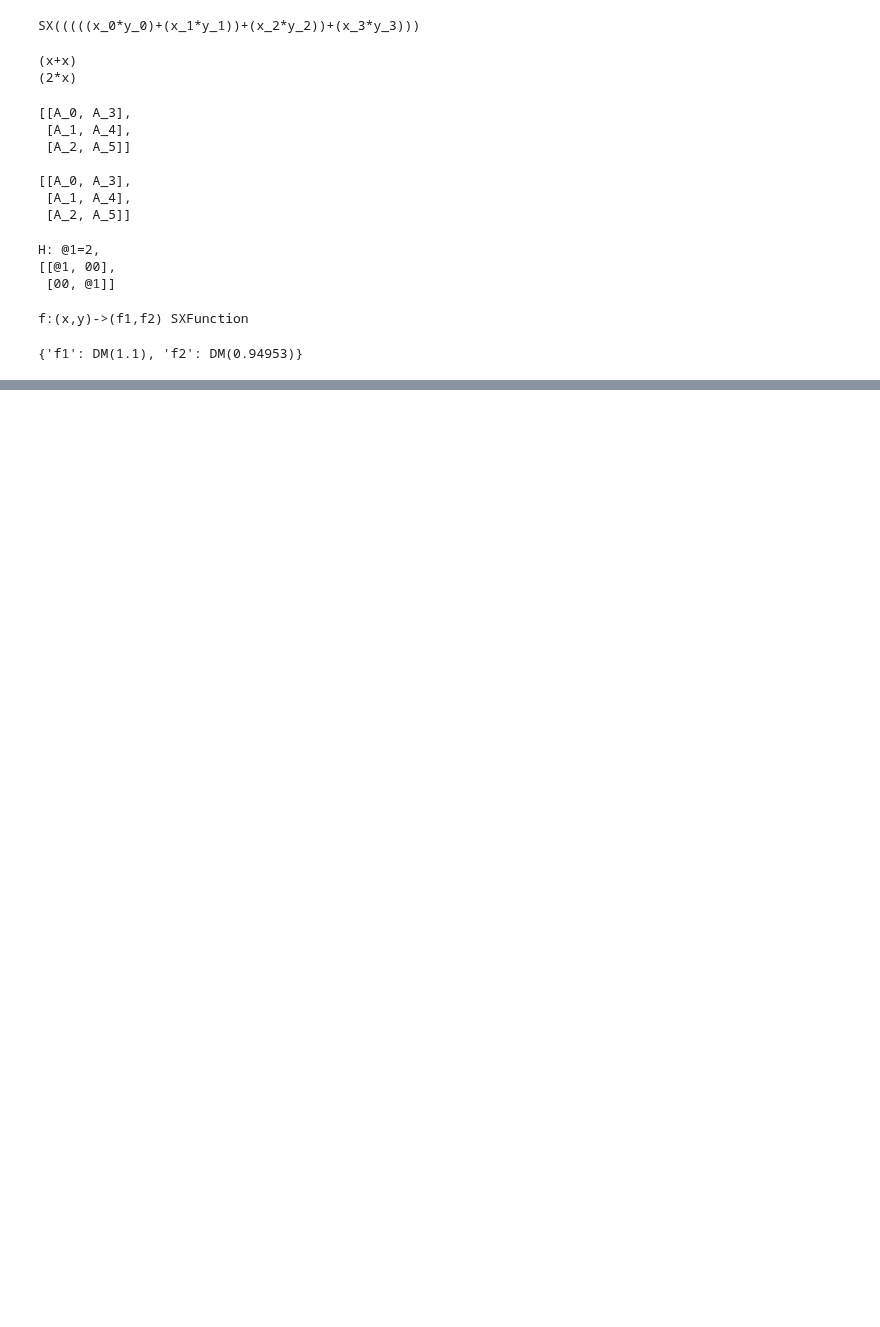
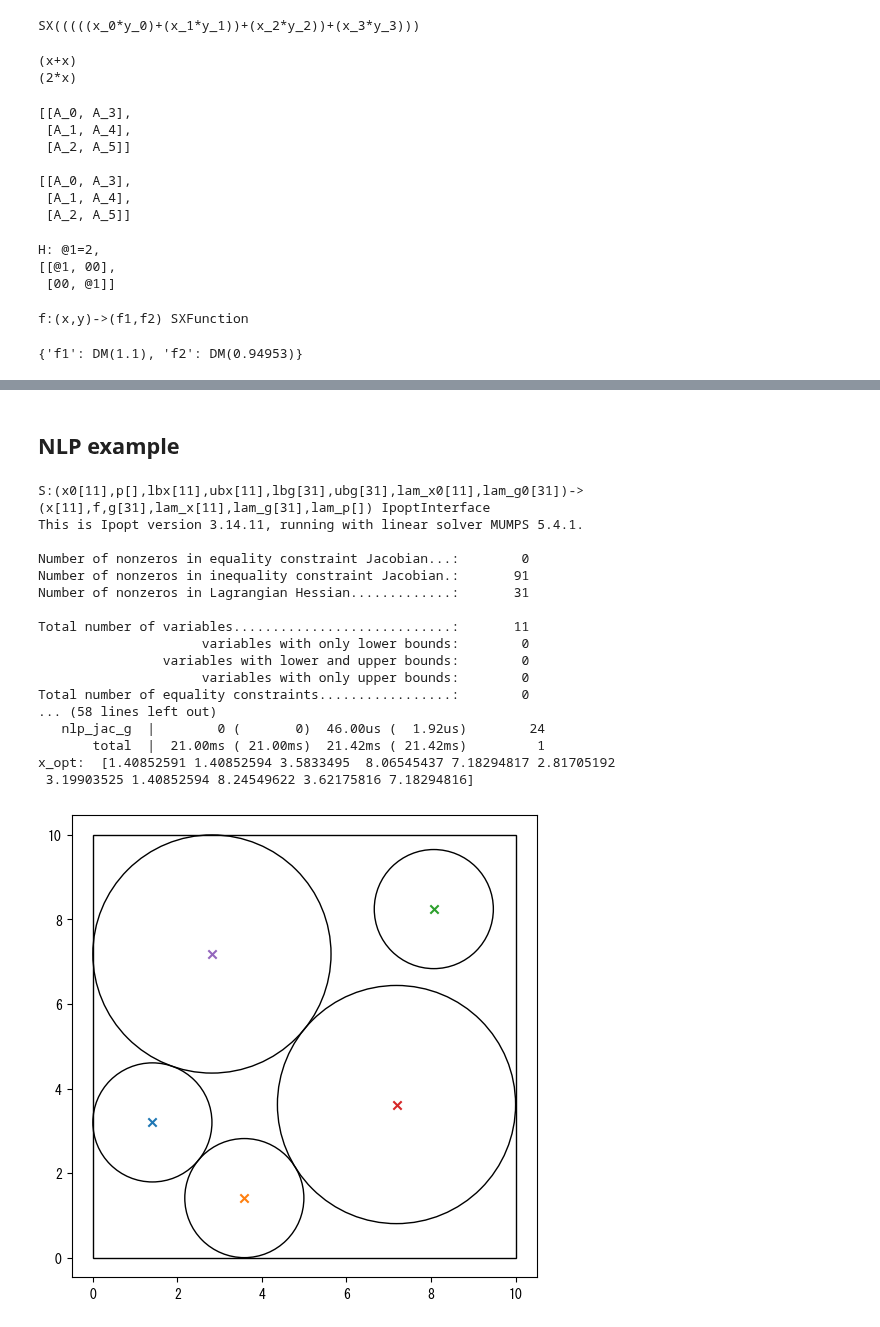
Before and after one commit to proxima-technology/casadi_mpc_nyuumon, a Jupyter notebook: src/chapter3.ipynb, the cells around one changed output, grey strips where cells are left out. Saved outputs shown, nothing was run; the diff lists cells and outputs as text; code cells hidden in the pictures; blank space fills up the shorter version.

```diff
--- a/src/chapter3.ipynb
+++ b/src/chapter3.ipynb
@@ -174,0 +175,79 @@ plt.show()
+# %% [markdown]
+## NLP example
+# %%
+a = 10
+
+R = casadi.SX.sym("R")
+x_list = [casadi.SX.sym(f"x_{i}") for i in range(5)]
+y_list = [casadi.SX.sym(f"y_{i}") for i in range(5)]
+r_list = [R,R,R,2*R,2*R]
+
+x_nlp = casadi.vertcat(R,*x_list,*y_list)
+f_nlp = -R
+g_nlp = []
+
+g_nlp.append(R)
+
+for i in range(5):
+       g_nlp.append(x_list[i]-r_list[i])
+       g_nlp.append(a-x_list[i]-r_list[i])
+       g_nlp.append(y_list[i]-r_list[i])
+       g_nlp.append(a-y_list[i]-r_list[i])
+
+for j in range(5):
+       for i in range(0,j):
+              eq = (x_list[i]-x_list[j])**2 + (y_list[i]-y_list[j])**2 - (r_list[i]+r_list[j])**2
+              g_nlp.append(eq)
+
+g_nlp = casadi.vertcat(*g_nlp)
+
+nlp = {"x":x_nlp,"f":f_nlp,"g":g_nlp}
+
+S = casadi.nlpsol('S', 'ipopt', nlp)
+print(S)
+
+# x0=[1,1,3,8,7,3,1,2,8,3,7]→x0=[1,1,3,8,7,3,1,3,8,3,7]などとして、初期値依存性を確認する。
+r = S(x0=[1,1,3,8,7,3,1,2,8,3,7],\
+      lbg=[0]*31, ubg=[np.inf]*31)
+x_opt = np.array(r['x']).ravel()
+print('x_opt: ', x_opt)
+
+R_opt = x_opt[0]
+coord_opt = x_opt[1:].reshape(2,5).T
+
+fig, ax = plt.subplots(figsize=(6,6))
+
+for i in range(5):
+       radius = R_opt if i <= 2 else 2*R_opt
+       circle = patches.Circle(xy=coord_opt[i],radius=radius,fill=False)
+       ax.add_patch(circle)
+       ax.scatter(*coord_opt[i],marker="x")
+
+rect = patches.Rectangle([0,0],10,10,fill=False)
+ax.add_patch(rect)
+
+ax.set_xlim(0,10)
+ax.set_ylim(0,10)
+ax.axis("equal")
+
+plt.savefig("images/chap3_NLP_packing.png")
+plt.show()
+# %% [output]
+S:(x0[11],p[],lbx[11],ubx[11],lbg[31],ubg[31],lam_x0[11],lam_g0[31])->(x[11],f,g[31],lam_x[11],lam_g[31],lam_p[]) IpoptInterface
+This is Ipopt version 3.14.11, running with linear solver MUMPS 5.4.1.
+
+Number of nonzeros in equality constraint Jacobian...:        0
+Number of nonzeros in inequality constraint Jacobian.:       91
+Number of nonzeros in Lagrangian Hessian.............:       31
+
+Total number of variables............................:       11
+                     variables with only lower bounds:        0
+                variables with lower and upper bounds:        0
+                     variables with only upper bounds:        0
+Total number of equality constraints.................:        0
+... (58 lines left out)
+   nlp_jac_g  |        0 (       0)  46.00us (  1.92us)        24
+       total  |  21.00ms ( 21.00ms)  21.42ms ( 21.42ms)         1
+x_opt:  [1.40852591 1.40852594 3.5833495  8.06545437 7.18294817 2.81705192
+ 3.19903525 1.40852594 8.24549622 3.62175816 7.18294816]
+[figure, added]
```
Also changed, not shown: parts of 10 cells of this notebook, 2 other files.
